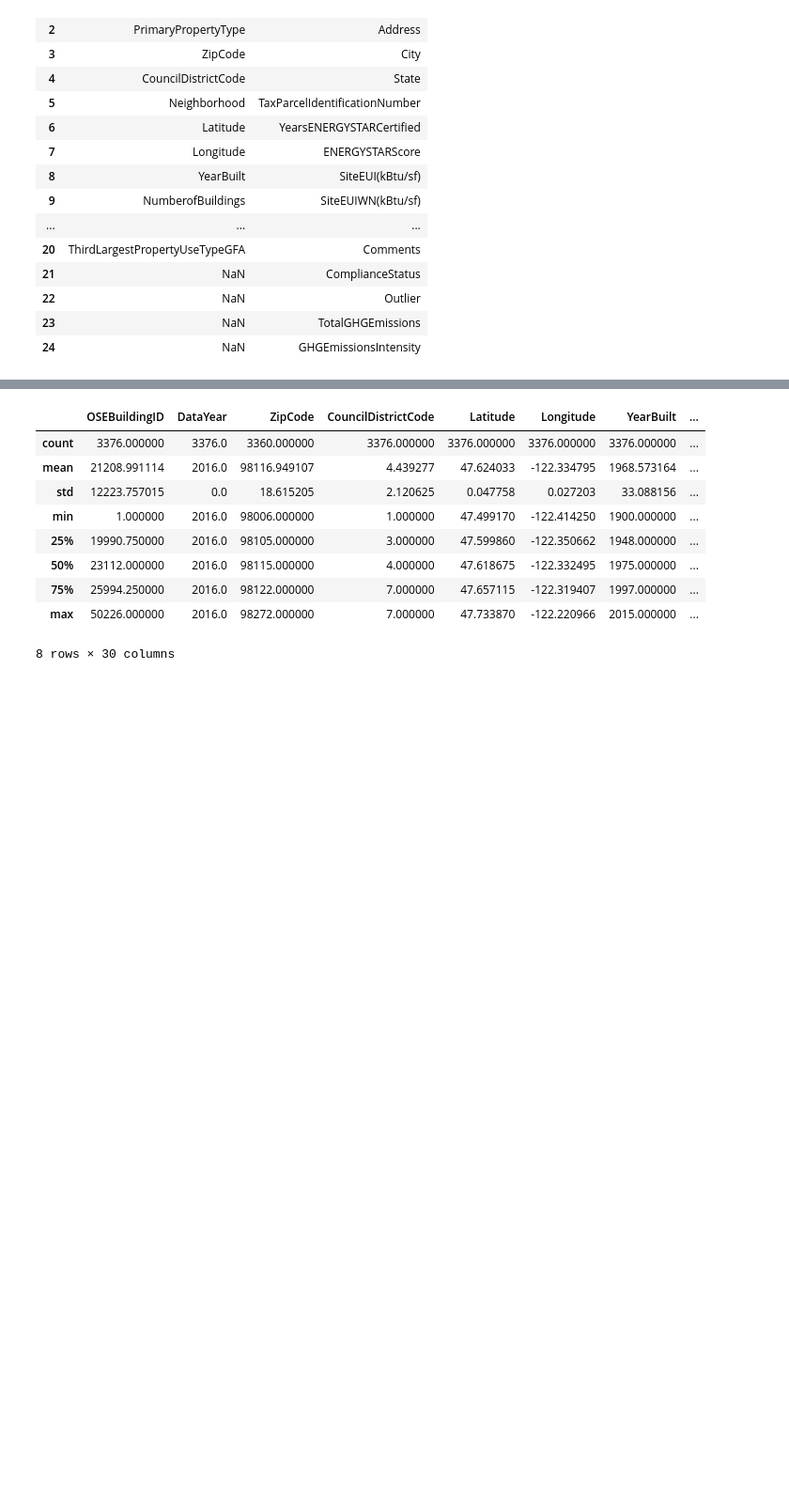
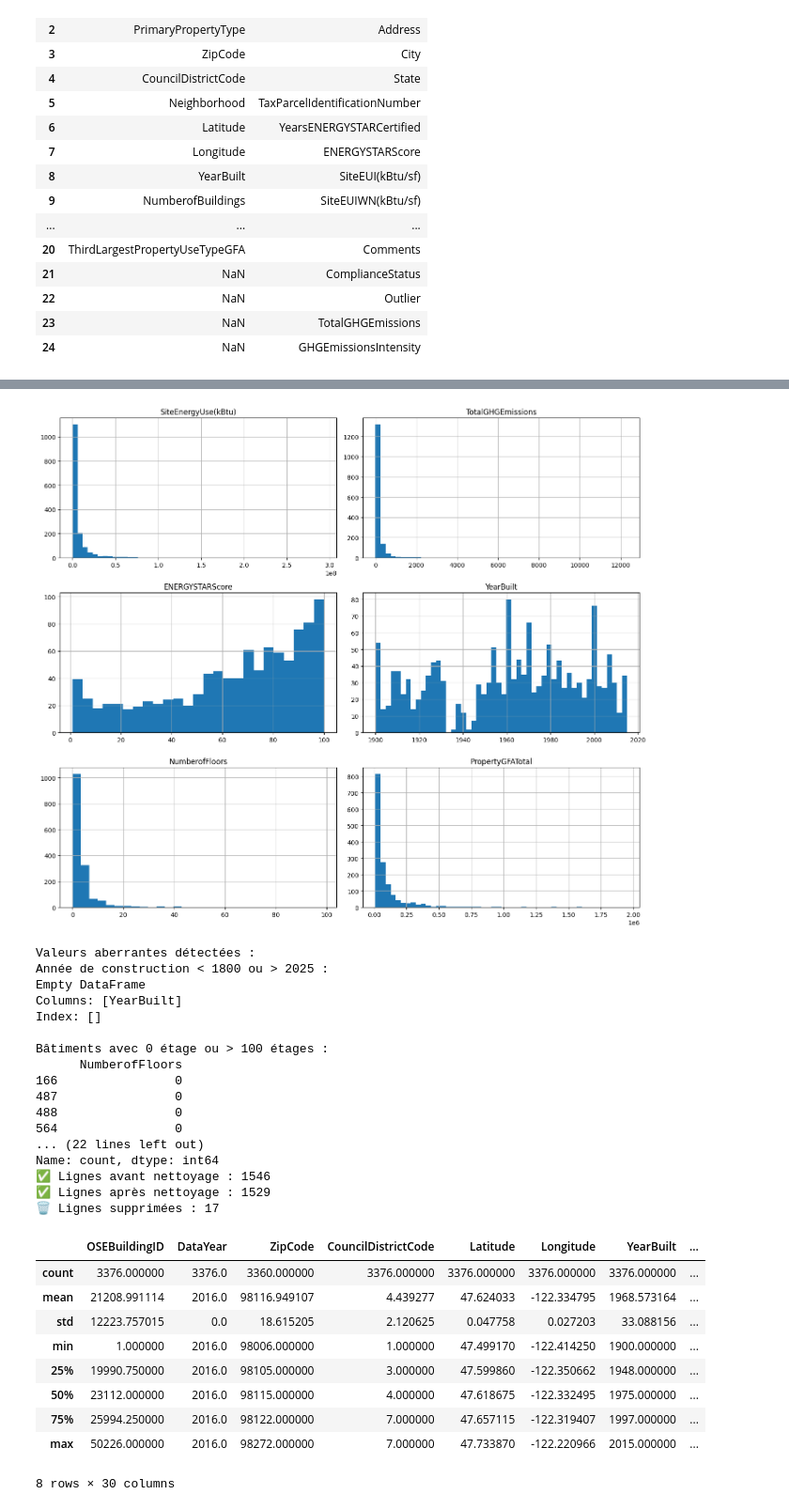
Before and after one commit to JodyGs/p3-besoins-batiments, a Jupyter notebook: P3_template_modelistation_supervisee_data_scientist (1).ipynb, the cells around one changed output, grey strips where cells are left out. Shown at 94% size. Drawn from its saved outputs; the diff is of its cells as text; code cells hidden in the pictures; blank space fills up the shorter version.

Commit message:
outlier detection

```diff
--- a/P3_template_modelistation_supervisee_data_scientist (1).ipynb
+++ b/P3_template_modelistation_supervisee_data_scientist (1).ipynb
@@ -77,3 +119,81 @@ classification_building_consumption
+# %%
+cols_utiles = [
+    'SiteEnergyUse(kBtu)', 'TotalGHGEmissions', 'ENERGYSTARScore',
+    'YearBuilt', 'NumberofFloors', 'PropertyGFATotal', 'Outlier', 'ComplianceStatus'
+]
+df_clean = building_consumption[cols_utiles].copy()
+
+# Histogrammes pour visualiser les distributions
+fig, axes = plt.subplots(3, 2, figsize=(14, 12))
+df_clean['SiteEnergyUse(kBtu)'].hist(ax=axes[0, 0], bins=50)
+axes[0, 0].set_title("SiteEnergyUse(kBtu)")
+
+df_clean['TotalGHGEmissions'].hist(ax=axes[0, 1], bins=50)
+axes[0, 1].set_title("TotalGHGEmissions")
+
+df_clean['ENERGYSTARScore'].hist(ax=axes[1, 0], bins=25)
+axes[1, 0].set_title("ENERGYSTARScore")
+
+df_clean['YearBuilt'].hist(ax=axes[1, 1], bins=50)
+axes[1, 1].set_title("YearBuilt")
+
+df_clean['NumberofFloors'].hist(ax=axes[2, 0], bins=30)
+axes[2, 0].set_title("NumberofFloors")
+
+df_clean['PropertyGFATotal'].hist(ax=axes[2, 1], bins=50)
+axes[2, 1].set_title("PropertyGFATotal")
+
+plt.tight_layout()
+plt.show()
+
+# Aperçu des outliers ou valeurs aberrantes
+print("\nValeurs aberrantes détectées :")
+print("Année de construction < 1800 ou > 2025 :")
+print(building_consumption[(building_consumption['YearBuilt'] < 1800) | (building_consumption['YearBuilt'] > 2025)][['YearBuilt']])
+
+print("\nBâtiments avec 0 étage ou > 100 étages :")
+print(building_consumption[(building_consumption['NumberofFloors'] <= 0) | (building_consumption['NumberofFloors'] > 100)][['NumberofFloors']])
+
+print("\nConsommation ou émission nulle :")
+print(building_consumption[(building_consumption['SiteEnergyUse(kBtu)'] <= 0) | (building_consumption['TotalGHGEmissions'] <= 0)][['SiteEnergyUse(kBtu)', 'TotalGHGEmissions']])
+
+print("\nBâtiments marqués comme outliers :")
+print(building_consumption[building_consumption['Outlier'].notna()][['Outlier']].value_counts())
+
+# Supprimer les valeurs aberrantes
+conditions_aberrantes = (
+    (building_consumption['YearBuilt'] < 1800) | (building_consumption['YearBuilt'] > 2025) |
+    (building_consumption['NumberofFloors'] <= 0) | (building_consumption['NumberofFloors'] > 100) |
+    (building_consumption['SiteEnergyUse(kBtu)'] <= 0) |
+    (building_consumption['TotalGHGEmissions'] < 0)
+)
+nb_avant = building_consumption.shape[0]
+building_consumption = building_consumption[~conditions_aberrantes].copy()
+nb_apres = building_consumption.shape[0]
+
+# Résumé du nettoyage
+print(f"✅ Lignes avant nettoyage : {nb_avant}")
+print(f"✅ Lignes après nettoyage : {nb_apres}")
+print(f"🗑️ Lignes supprimées : {nb_avant - nb_apres}")
+# %% [output]
+[figure, added]
+Valeurs aberrantes détectées :
+Année de construction < 1800 ou > 2025 :
+Empty DataFrame
+Columns: [YearBuilt]
+Index: []
+
+Bâtiments avec 0 étage ou > 100 étages :
+      NumberofFloors
+166                0
+487                0
+488                0
+564                0
+... (22 lines left out)
+Name: count, dtype: int64
+✅ Lignes avant nettoyage : 1546
+✅ Lignes après nettoyage : 1529
+🗑️ Lignes supprimées : 17
 # %%
 
 #building_consumption.loc[building_consumption['OSEBuildingID'].duplicated(keep=False),:]
```
Also changed, not shown: parts of 1 cell of this notebook.
